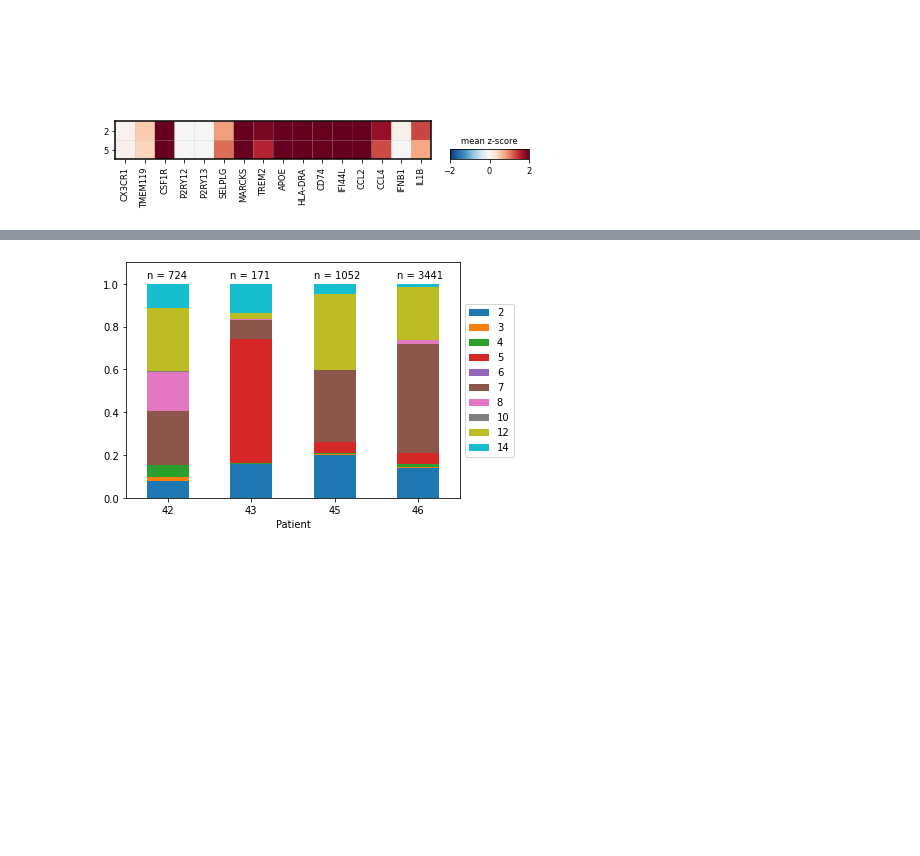
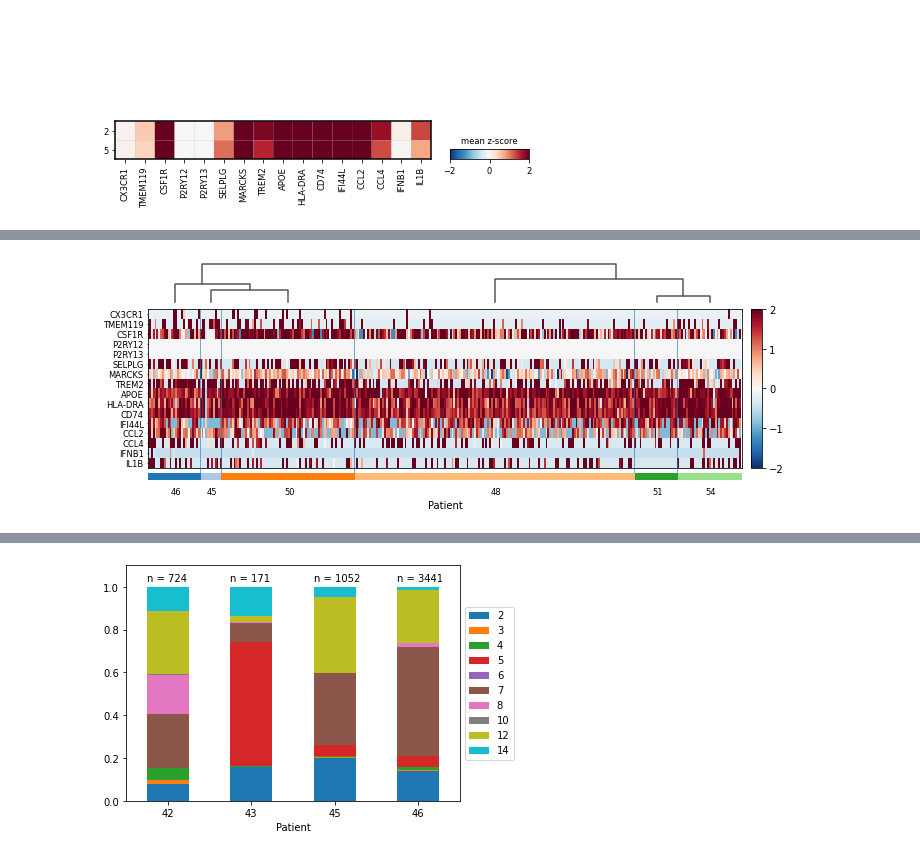
Before and after one commit to AlexanderAivazidis/HB_ZIK, a Jupyter notebook: PlotMicroglia.ipynb, the cells around one changed output, grey strips where cells are left out. Saved outputs shown, nothing was run; the diff lists cells and outputs as text; code cells hidden in the pictures; blank space fills up the shorter version.

```diff
--- a/PlotMicroglia.ipynb
+++ b/PlotMicroglia.ipynb
@@ -60,0 +75,4 @@ WARNING: saving figure to file figures/heatmapheatmap_SS.pdf
+# %%
+ax = sc.pl.heatmap(adata_SS, cluster_markers, groupby='Patient', save = 'heatmap_SS_scaledAllData', use_raw = False,
+                   vmin=-2, vmax=2, cmap='RdBu_r', dendrogram=True, swap_axes=True, figsize=(11,4))
+# %% [output]
@@ -60,0 +81 @@ WARNING: saving figure to file figures/heatmapheatmap_SS.pdf
+[figure, added]
```
Also changed, not shown: parts of 22 cells of this notebook, 24 other files.
